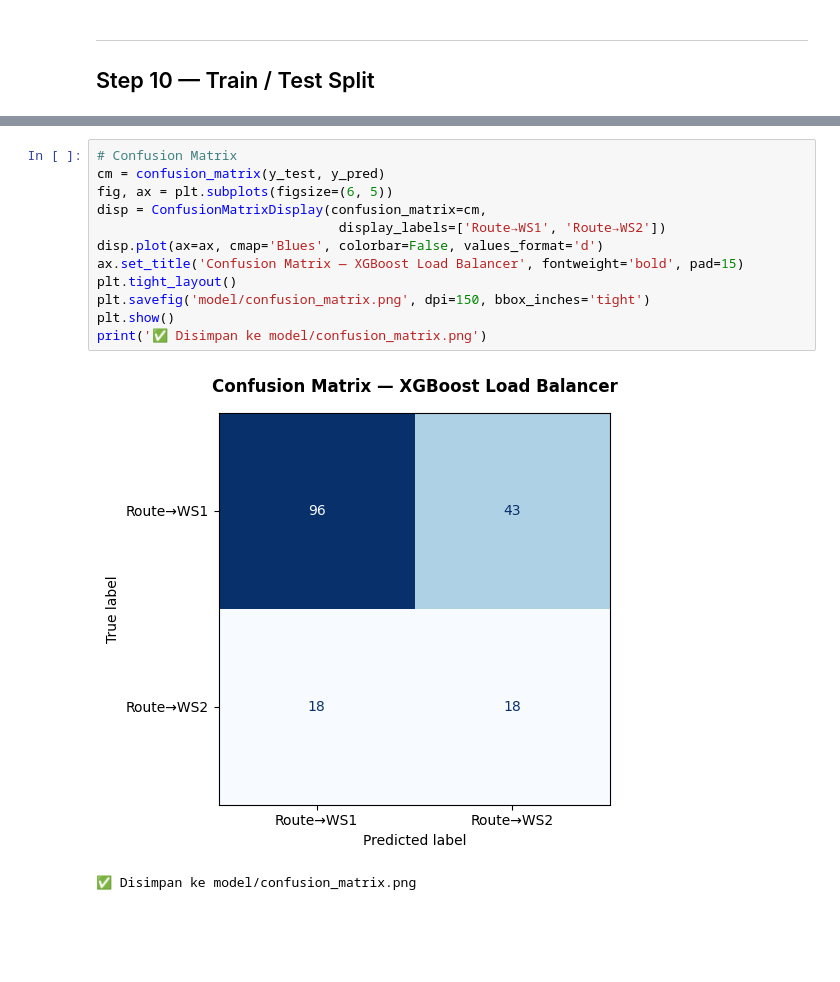
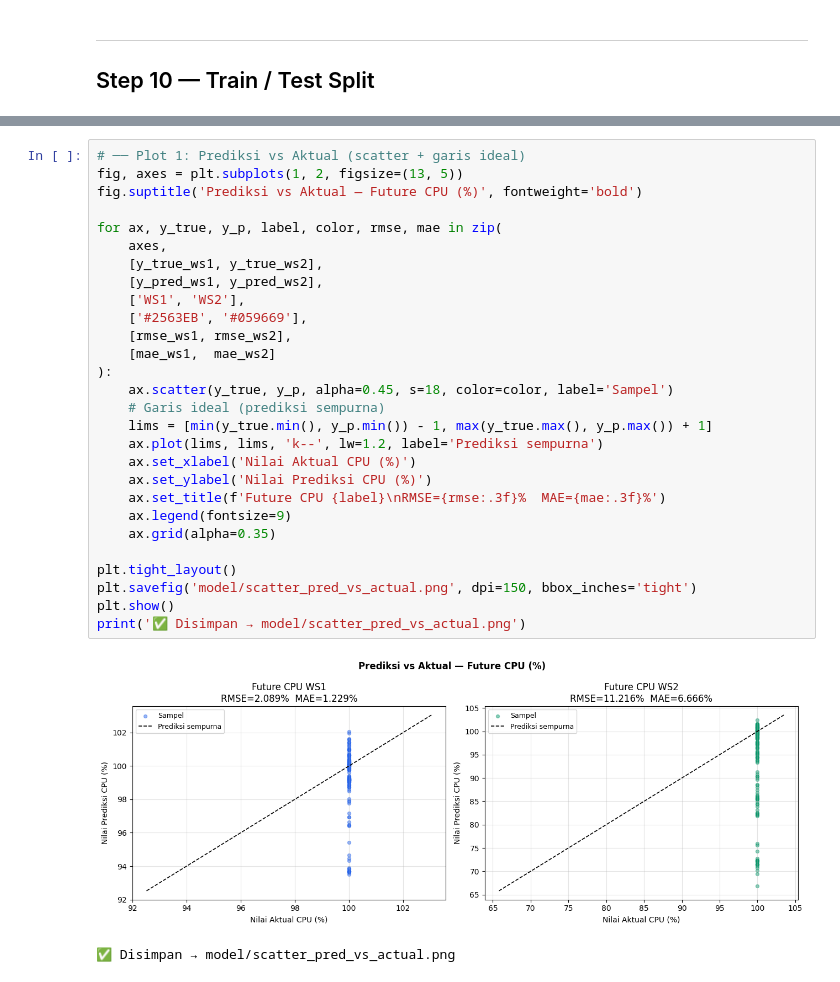
Before and after one commit to Dcrezztopia/Load-Balancing-Berbasis-AI, a Jupyter notebook: xgboost_load_balancer.ipynb, the cells around one changed output, grey strips where cells are left out. Drawn from its saved outputs; the diff is of its cells as text; blank space fills up the shorter version.

Commit message:
com: RMSE=(2.1%,11.2%) MAE=(1.2%, 6.6%) (XGBRegression) - change dataset 'cause have no variation (CPU 100% flat)

```diff
--- a/xgboost_load_balancer.ipynb
+++ b/xgboost_load_balancer.ipynb
@@ -666,15 +656,31 @@ plt.show()
-# %%
-# Confusion Matrix
-cm = confusion_matrix(y_test, y_pred)
-fig, ax = plt.subplots(figsize=(6, 5))
-disp = ConfusionMatrixDisplay(confusion_matrix=cm,
-                               display_labels=['Route→WS1', 'Route→WS2'])
-disp.plot(ax=ax, cmap='Blues', colorbar=False, values_format='d')
-ax.set_title('Confusion Matrix — XGBoost Load Balancer', fontweight='bold', pad=15)
-plt.tight_layout()
-plt.savefig('model/confusion_matrix.png', dpi=150, bbox_inches='tight')
-plt.show()
-print('✅ Disimpan ke model/confusion_matrix.png')
-# %% [output]
-[figure, removed]
-✅ Disimpan ke model/confusion_matrix.png
+# %%
+# ── Plot 1: Prediksi vs Aktual (scatter + garis ideal)
+fig, axes = plt.subplots(1, 2, figsize=(13, 5))
+fig.suptitle('Prediksi vs Aktual — Future CPU (%)', fontweight='bold')
+
+for ax, y_true, y_p, label, color, rmse, mae in zip(
+    axes,
+    [y_true_ws1, y_true_ws2],
+    [y_pred_ws1, y_pred_ws2],
+    ['WS1', 'WS2'],
+    ['#2563EB', '#059669'],
+    [rmse_ws1, rmse_ws2],
+    [mae_ws1,  mae_ws2]
+):
+    ax.scatter(y_true, y_p, alpha=0.45, s=18, color=color, label='Sampel')
+    # Garis ideal (prediksi sempurna)
+    lims = [min(y_true.min(), y_p.min()) - 1, max(y_true.max(), y_p.max()) + 1]
+    ax.plot(lims, lims, 'k--', lw=1.2, label='Prediksi sempurna')
+    ax.set_xlabel('Nilai Aktual CPU (%)')
+    ax.set_ylabel('Nilai Prediksi CPU (%)')
+    ax.set_title(f'Future CPU {label}\nRMSE={rmse:.3f}%  MAE={mae:.3f}%')
+    ax.legend(fontsize=9)
+    ax.grid(alpha=0.35)
+
+plt.tight_layout()
+plt.savefig('model/scatter_pred_vs_actual.png', dpi=150, bbox_inches='tight')
+plt.show()
+print('✅ Disimpan → model/scatter_pred_vs_actual.png')
+# %% [output]
+[figure, added]
+✅ Disimpan → model/scatter_pred_vs_actual.png
```
Also changed, not shown: parts of 28 cells of this notebook, 7 other files.
